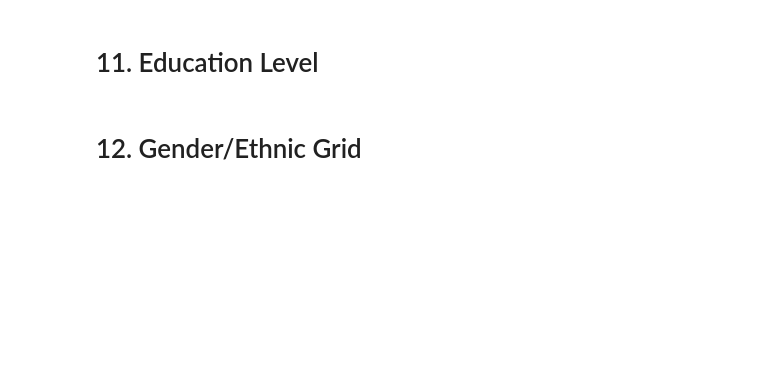
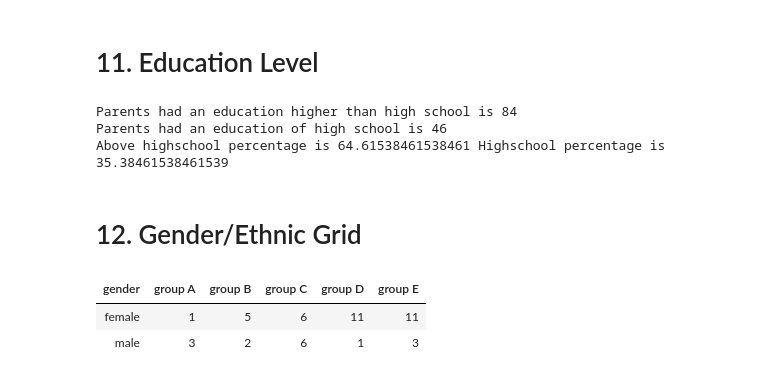
Before and after one commit to MrNtlu/CS-240-Assignements, a Jupyter notebook: Assignement 1/burak_fidan.ipynb, the cells around one changed output. Cells and saved outputs as stored; diff of their text form; code cells hidden in the pictures; blank space fills up the shorter version.

```diff
--- a/Assignement 1/burak_fidan.ipynb
+++ b/Assignement 1/burak_fidan.ipynb
@@ -226,4 +254,36 @@ grades.where("math score",are.below(60)).where("writing score",are.above_or_equa
 # %% [markdown]
 # 11. Education Level
+# %%
+educationTable=Table().with_columns(
+    "education",background["parental level of education"],
+    "letter",grades["Letter Grade"]
+).where("letter",are.between_or_equal_to("A","B"))
+#Creates table with education and letter and filters by letter A and B
+
+#Returns size of the tables
+educatedParentSize=educationTable.where("education",are.not_between_or_equal_to("high school","some high school")).size[0][0]
+highSchoolParentSize=educationTable.where("education",are.between_or_equal_to("some high school","high school")).size[0][0]
+
+print("Parents had an education higher than high school is",educatedParentSize)
+print("Parents had an education of high school is",highSchoolParentSize)
+
+#Calculates the percentage
+educatedPercentage=(educatedParentSize/(educatedParentSize+highSchoolParentSize))*100
+highSchoolPercentage=(highSchoolParentSize/(educatedParentSize+highSchoolParentSize))*100
+
+print("Above highschool percentage is",educatedPercentage,"Highschool percentage is",highSchoolPercentage)
+# %% [output]
+Parents had an education higher than high school is 84
+Parents had an education of high school is 46
+Above highschool percentage is 64.61538461538461 Highschool percentage is 35.38461538461539
 # %% [markdown]
 # 12. Gender/Ethnic Grid
+# %%
+background.with_column(
+    "letter",grades["Letter Grade"]
+).where("letter",are.equal_to("A")).pivot("race/ethnicity","gender")
+#First adds column letter to background than filters with where by letter grade A
+# %% [output]
+| gender | group A | group B | group C | group D | group E |
+| female | 1 | 5 | 6 | 11 | 11 |
+| male | 3 | 2 | 6 | 1 | 3 |
```
Also changed, not shown: parts of 2 cells of this notebook.
